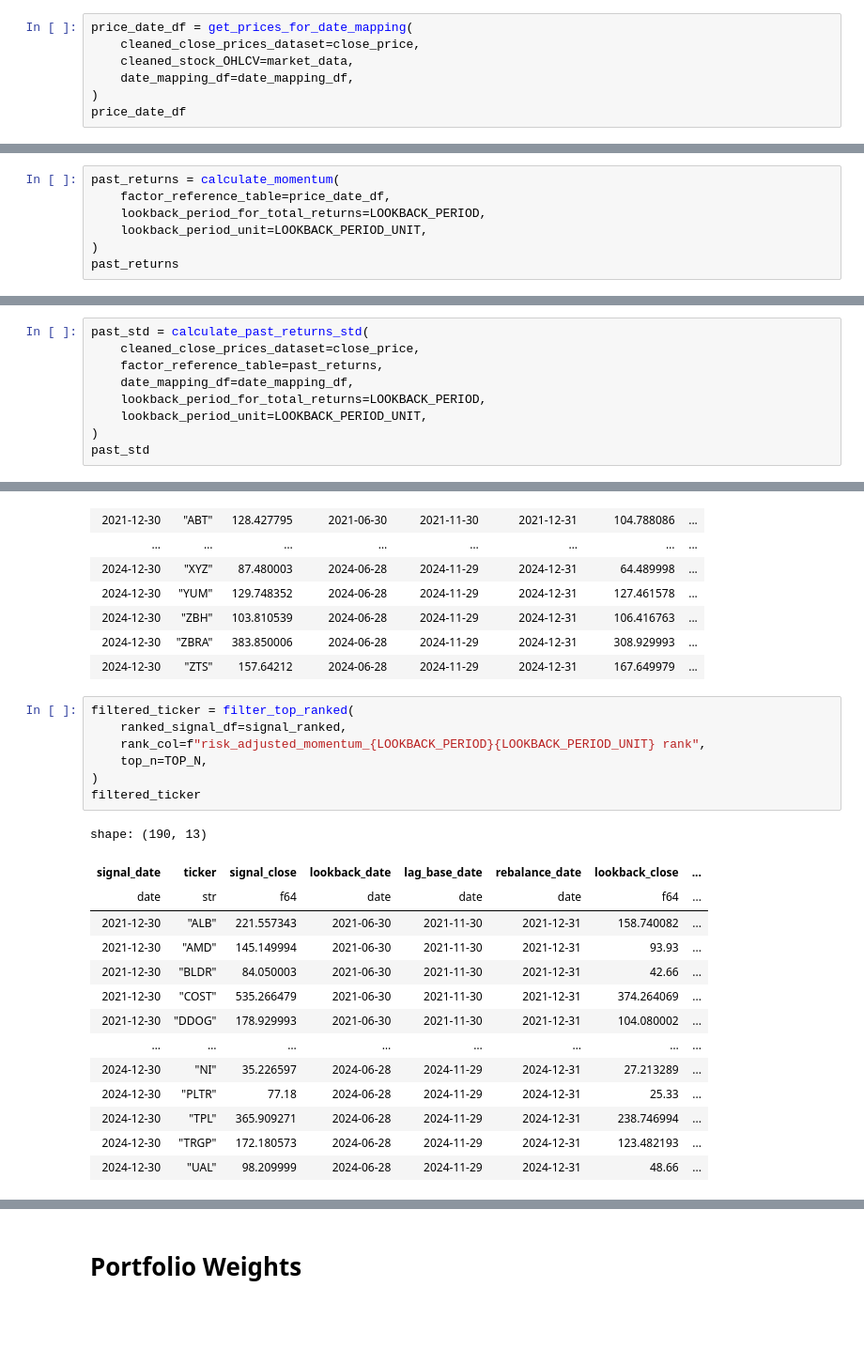
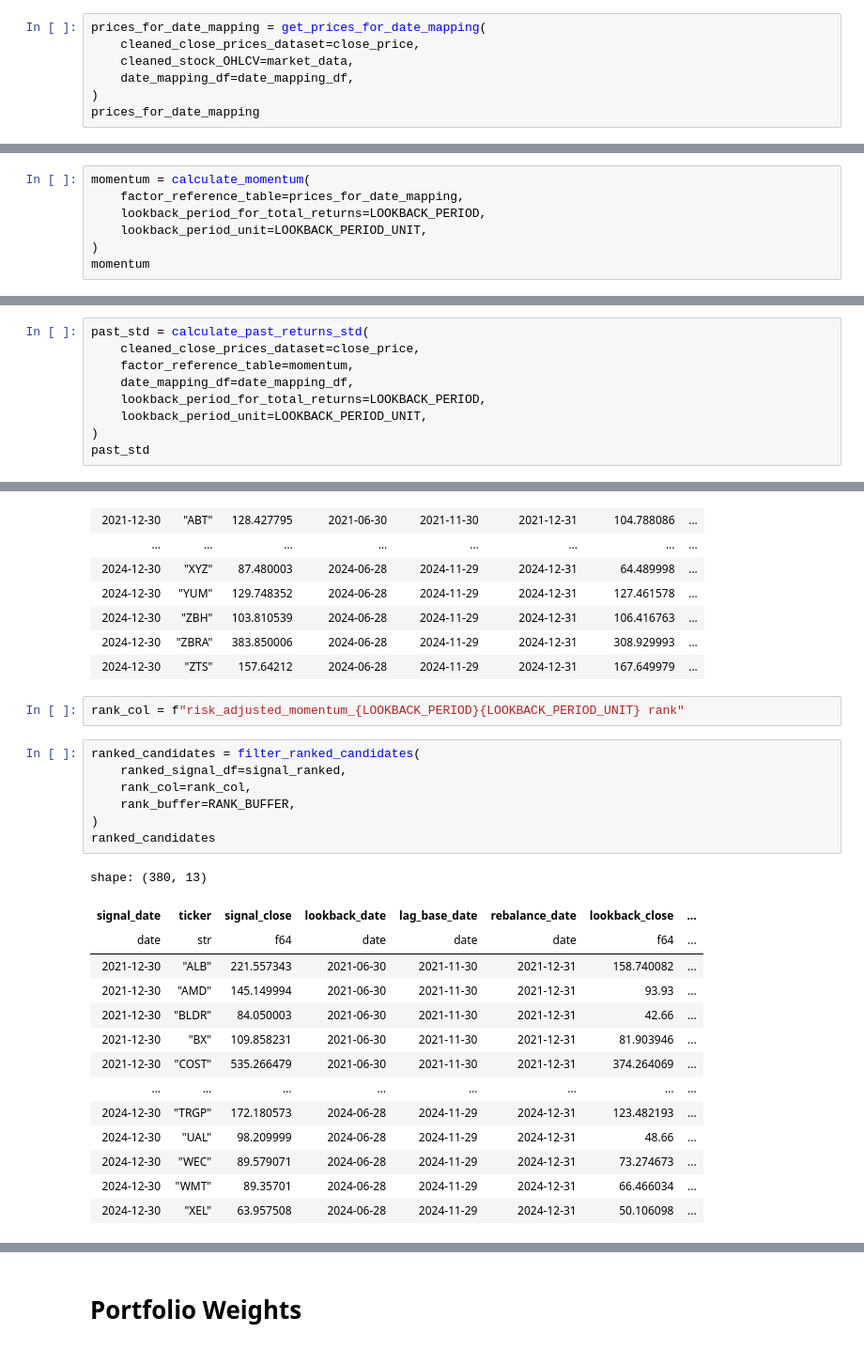
Before and after one commit to Luuuuuuuucas/polars-investment-strategy, a Jupyter notebook: notebooks/test_notebook.ipynb, the cells around one changed output, grey strips where cells are left out. Shown at 94% size. Saved outputs shown, nothing was run; the diff lists cells and outputs as text; blank space fills up the shorter version.

```diff
--- a/notebooks/test_notebook.ipynb
+++ b/notebooks/test_notebook.ipynb
@@ -111,12 +113,12 @@ shape: (19, 4)
 | 2024-04-30 | 2024-09-30 | 2024-10-30 | 2024-10-31 |
 | 2024-06-28 | 2024-11-29 | 2024-12-30 | 2024-12-31 |
 # %%
-price_date_df = get_prices_for_date_mapping(
+prices_for_date_mapping = get_prices_for_date_mapping(
     cleaned_close_prices_dataset=close_price,
     cleaned_stock_OHLCV=market_data,
     date_mapping_df=date_mapping_df,
 )
-price_date_df
+prices_for_date_mapping
 # %% [output]
 shape: (9_557, 9)
 | signal_date | ticker | signal_close | lookback_date | lag_base_date | rebalance_date | lookback_close | ... |
@@ -133,12 +135,12 @@ shape: (9_557, 9)
 | 2024-12-30 | "ZBRA" | 383.850006 | 2024-06-28 | 2024-11-29 | 2024-12-31 | 308.929993 | ... |
 | 2024-12-30 | "ZTS" | 157.64212 | 2024-06-28 | 2024-11-29 | 2024-12-31 | 167.649979 | ... |
 # %%
-past_returns = calculate_momentum(
-    factor_reference_table=price_date_df,
+momentum = calculate_momentum(
+    factor_reference_table=prices_for_date_mapping,
     lookback_period_for_total_returns=LOOKBACK_PERIOD,
     lookback_period_unit=LOOKBACK_PERIOD_UNIT,
 )
-past_returns
+momentum
 # %% [output]
 shape: (9_557, 10)
 | signal_date | ticker | signal_close | lookback_date | lag_base_date | rebalance_date | lookback_close | ... |
@@ -157,7 +159,7 @@ shape: (9_557, 10)
 # %%
 past_std = calculate_past_returns_std(
     cleaned_close_prices_dataset=close_price,
-    factor_reference_table=past_returns,
+    factor_reference_table=momentum,
     date_mapping_df=date_mapping_df,
     lookback_period_for_total_returns=LOOKBACK_PERIOD,
     lookback_period_unit=LOOKBACK_PERIOD_UNIT,
@@ -223,27 +225,29 @@ shape: (9_557, 13)
 | 2024-12-30 | "ZBH" | 103.810539 | 2024-06-28 | 2024-11-29 | 2024-12-31 | 106.416763 | ... |
 | 2024-12-30 | "ZBRA" | 383.850006 | 2024-06-28 | 2024-11-29 | 2024-12-31 | 308.929993 | ... |
 | 2024-12-30 | "ZTS" | 157.64212 | 2024-06-28 | 2024-11-29 | 2024-12-31 | 167.649979 | ... |
+# %%
+rank_col = f"risk_adjusted_momentum_{LOOKBACK_PERIOD}{LOOKBACK_PERIOD_UNIT} rank"
 # %%
-filtered_ticker = filter_top_ranked(
+ranked_candidates = filter_ranked_candidates(
     ranked_signal_df=signal_ranked,
-    rank_col=f"risk_adjusted_momentum_{LOOKBACK_PERIOD}{LOOKBACK_PERIOD_UNIT} rank",
-    top_n=TOP_N,
+    rank_col=rank_col,
+    rank_buffer=RANK_BUFFER,
 )
-filtered_ticker
+ranked_candidates
 # %% [output]
-shape: (190, 13)
+shape: (380, 13)
 | signal_date | ticker | signal_close | lookback_date | lag_base_date | rebalance_date | lookback_close | ... |
 | date | str | f64 | date | date | date | f64 | ... |
 | 2021-12-30 | "ALB" | 221.557343 | 2021-06-30 | 2021-11-30 | 2021-12-31 | 158.740082 | ... |
 | 2021-12-30 | "AMD" | 145.149994 | 2021-06-30 | 2021-11-30 | 2021-12-31 | 93.93 | ... |
 | 2021-12-30 | "BLDR" | 84.050003 | 2021-06-30 | 2021-11-30 | 2021-12-31 | 42.66 | ... |
+| 2021-12-30 | "BX" | 109.858231 | 2021-06-30 | 2021-11-30 | 2021-12-31 | 81.903946 | ... |
 | 2021-12-30 | "COST" | 535.266479 | 2021-06-30 | 2021-11-30 | 2021-12-31 | 374.264069 | ... |
-| 2021-12-30 | "DDOG" | 178.929993 | 2021-06-30 | 2021-11-30 | 2021-12-31 | 104.080002 | ... |
 | … | … | … | … | … | … | … | ... |
-| 2024-12-30 | "NI" | 35.226597 | 2024-06-28 | 2024-11-29 | 2024-12-31 | 27.213289 | ... |
-| 2024-12-30 | "PLTR" | 77.18 | 2024-06-28 | 2024-11-29 | 2024-12-31 | 25.33 | ... |
-| 2024-12-30 | "TPL" | 365.909271 | 2024-06-28 | 2024-11-29 | 2024-12-31 | 238.746994 | ... |
 | 2024-12-30 | "TRGP" | 172.180573 | 2024-06-28 | 2024-11-29 | 2024-12-31 | 123.482193 | ... |
 | 2024-12-30 | "UAL" | 98.209999 | 2024-06-28 | 2024-11-29 | 2024-12-31 | 48.66 | ... |
+| 2024-12-30 | "WEC" | 89.579071 | 2024-06-28 | 2024-11-29 | 2024-12-31 | 73.274673 | ... |
+| 2024-12-30 | "WMT" | 89.35701 | 2024-06-28 | 2024-11-29 | 2024-12-31 | 66.466034 | ... |
+| 2024-12-30 | "XEL" | 63.957508 | 2024-06-28 | 2024-11-29 | 2024-12-31 | 50.106098 | ... |
 # %%
 sorted_ranking = sort_rankings(
```
Also changed, not shown: parts of 42 cells of this notebook, 4 other files.
